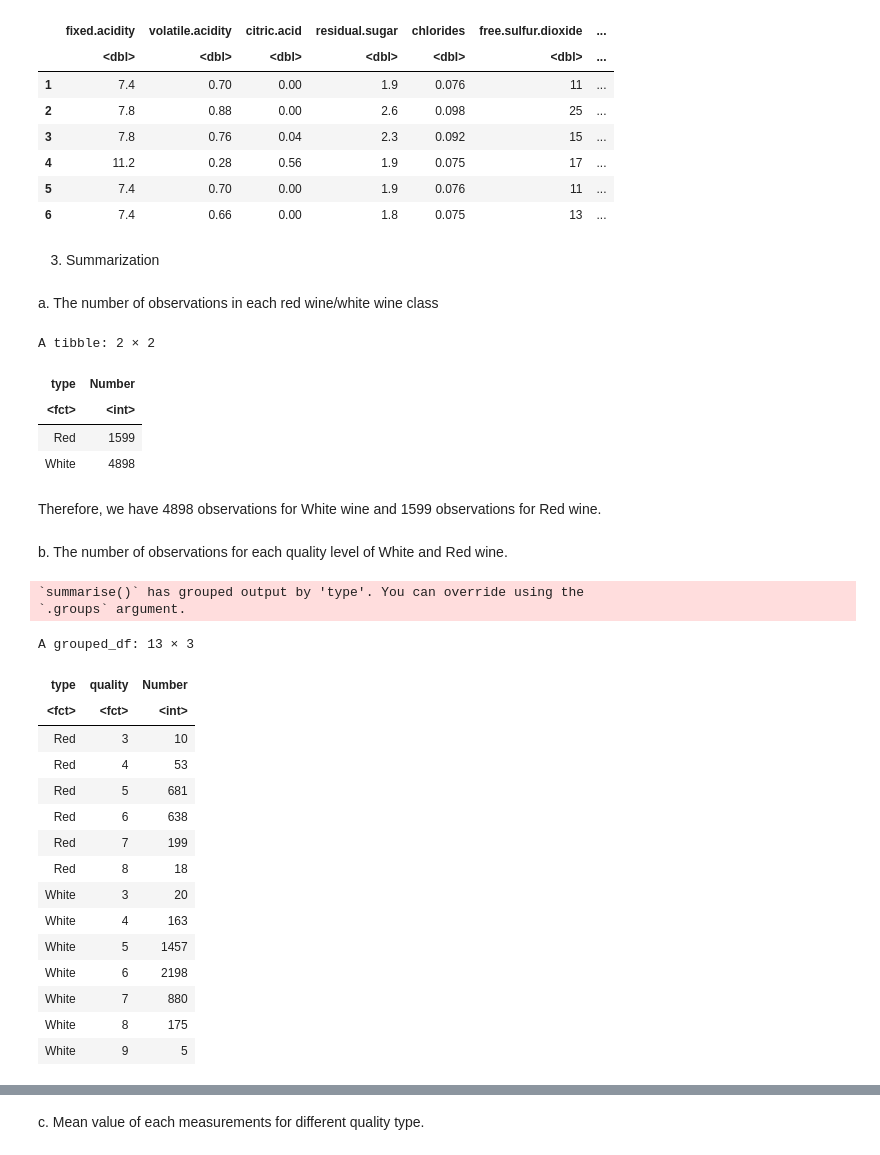
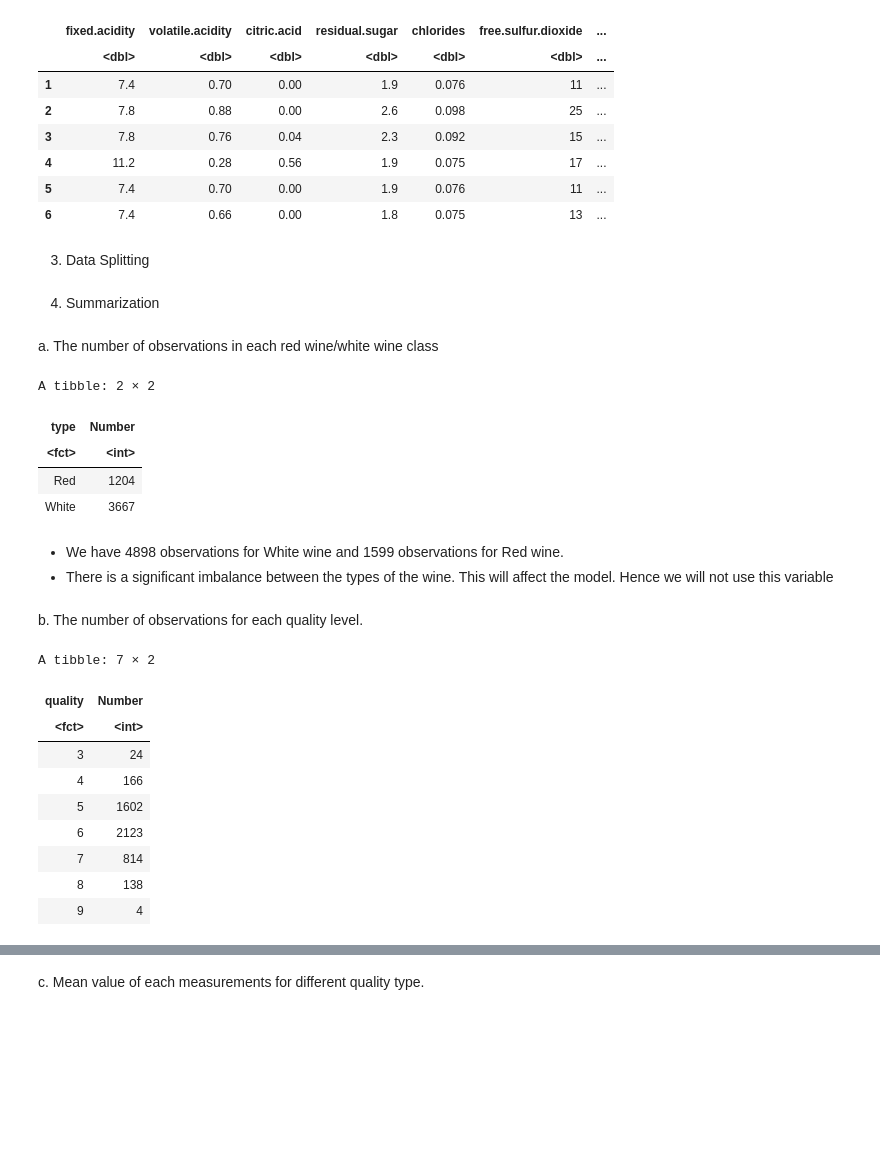
Before and after one commit to AlexNgGit/DSCI-GROUP-3, a Jupyter notebook: src/proposal.ipynb, the cells around one changed output, grey strips where cells are left out. Cells and saved outputs as stored; diff of their text form; code cells hidden in the pictures; blank space fills up the shorter version.

```diff
--- a/src/proposal.ipynb
+++ b/src/proposal.ipynb
@@ -58,12 +60,19 @@ A data.frame: 6 × 13
 | 4 | 11.2 | 0.28 | 0.56 | 1.9 | 0.075 | 17 | ... |
 | 5 | 7.4 | 0.70 | 0.00 | 1.9 | 0.076 | 11 | ... |
 | 6 | 7.4 | 0.66 | 0.00 | 1.8 | 0.075 | 13 | ... |
+# %% [markdown]
+3. Data Splitting
+# %%
+set.seed(2000)
+wine_split <- initial_split(wine_data, prop = 0.75, strata = quality)
+wine_training <- training(wine_split)
+wine_testing <- testing(wine_split)
 # %% [markdown]
-3. Summarization
+4. Summarization
 # %% [markdown]
 a. The number of observations in each red wine/white wine class
 # %%
-wine_type_number <- wine_data |>
+wine_type_number <- wine_training |>
                     group_by(type) |>
                     summarize(Number = n())
 wine_type_number
@@ -71,33 +80,26 @@ wine_type_number
 A tibble: 2 × 2
 | type | Number |
 | <fct> | <int> |
-| Red | 1599 |
-| White | 4898 |
+| Red | 1204 |
+| White | 3667 |
 # %% [markdown]
-Therefore, we have 4898 observations for White wine and 1599 observations for Red wine.
+- We have 4898 observations for White wine and 1599 observations for Red wine.
+- There is a significant imbalance between the types of the wine. This will affect the model. Hence we will not use this variable
 # %% [markdown]
-b. The number of observations for each quality level of White and Red wine.
+b. The number of observations for each quality level.
 # %%
-quality_number <- wine_data |>
-                  group_by(type, quality) |>
+quality_number <- wine_training |>
+                  group_by(quality) |>
                   summarize(Number = n())
 quality_number
 # %% [output]
-`summarise()` has grouped output by 'type'. You can override using the
-`.groups` argument.
+A tibble: 7 × 2
-A grouped_df: 13 × 3
-| type | quality | Number |
-| <fct> | <fct> | <int> |
-| Red | 3 | 10 |
-| Red | 4 | 53 |
-| Red | 5 | 681 |
-| Red | 6 | 638 |
-| Red | 7 | 199 |
-| Red | 8 | 18 |
-| White | 3 | 20 |
-| White | 4 | 163 |
-| White | 5 | 1457 |
-| White | 6 | 2198 |
-| White | 7 | 880 |
-| White | 8 | 175 |
-| White | 9 | 5 |
+| quality | Number |
+| <fct> | <int> |
+| 3 | 24 |
+| 4 | 166 |
+| 5 | 1602 |
+| 6 | 2123 |
+| 7 | 814 |
+| 8 | 138 |
+| 9 | 4 |
```
Also changed, not shown: parts of 7 cells of this notebook.
